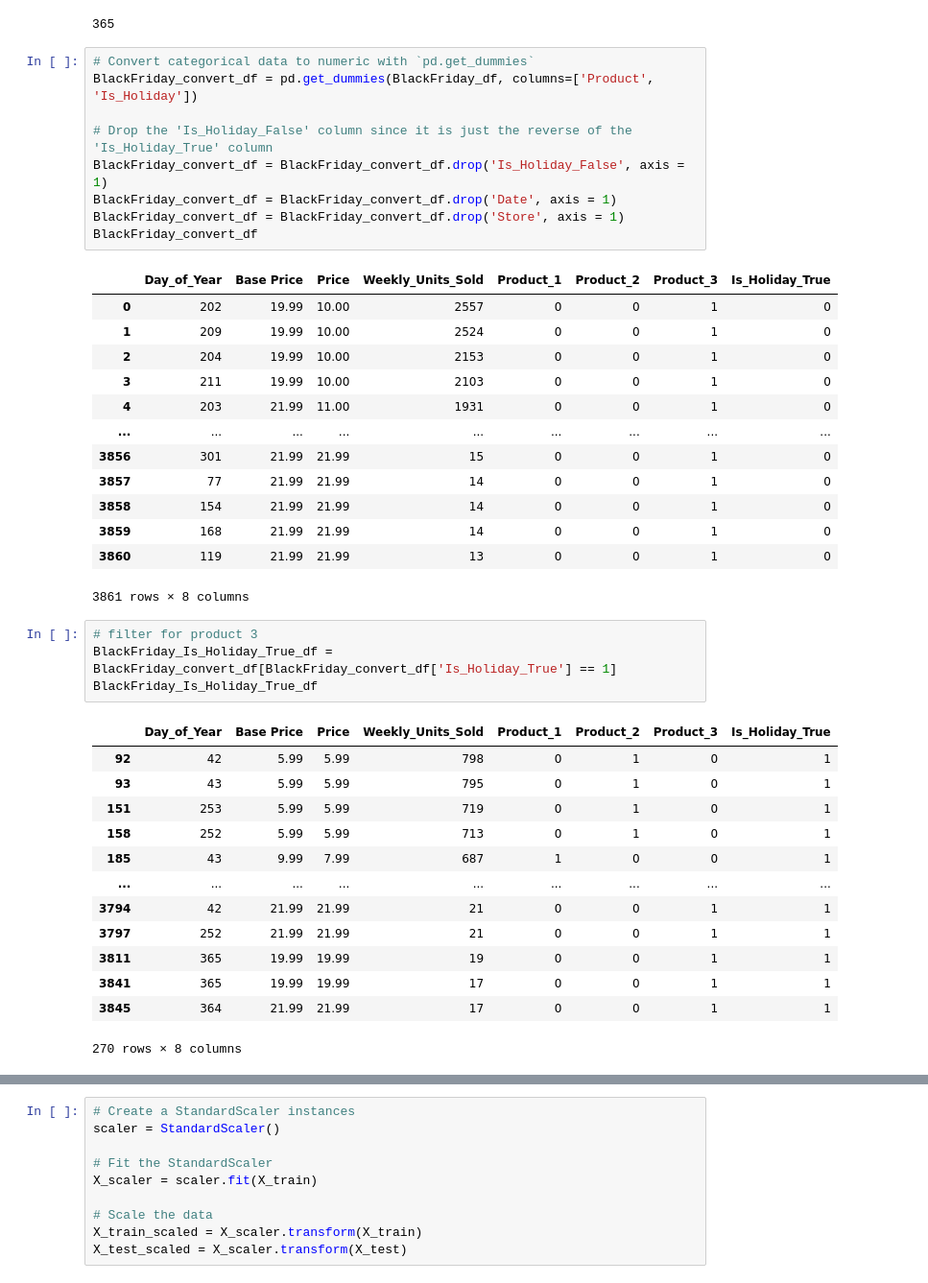
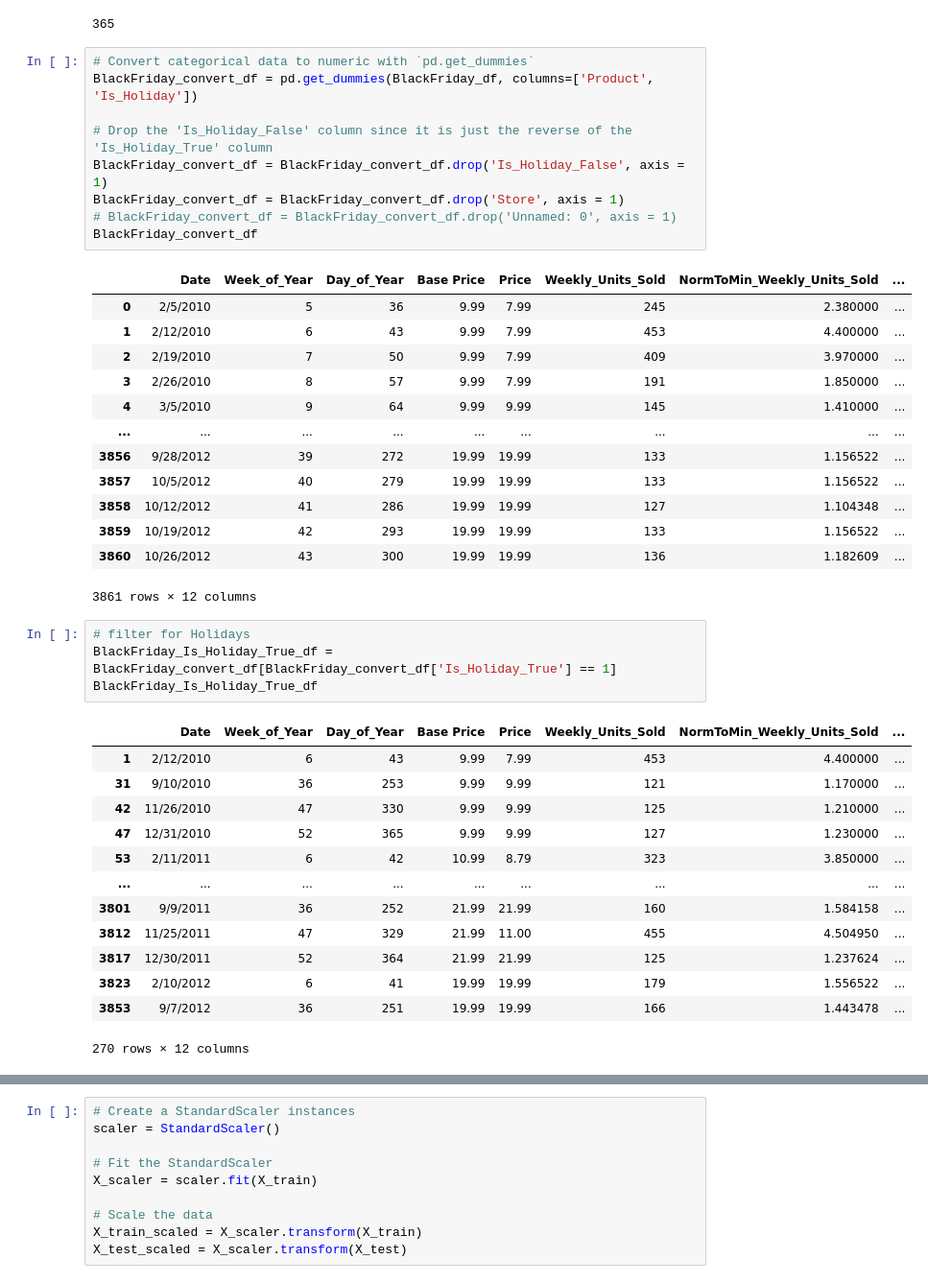
Before and after one commit to jackatopolis/s-martpredictor, a Jupyter notebook: static/data/exploringML_JFC.ipynb, the cells around one changed output, grey strips where cells are left out. Shown at 96% size. Drawn from its saved outputs; the diff is of its cells as text.

```diff
--- a/static/data/exploringML_JFC.ipynb
+++ b/static/data/exploringML_JFC.ipynb
@@ -107,41 +158,41 @@ day_of_year
 # %%
 # Convert categorical data to numeric with `pd.get_dummies`
 BlackFriday_convert_df = pd.get_dummies(BlackFriday_df, columns=['Product', 'Is_Holiday'])
 
 # Drop the 'Is_Holiday_False' column since it is just the reverse of the 'Is_Holiday_True' column
 BlackFriday_convert_df = BlackFriday_convert_df.drop('Is_Holiday_False', axis = 1)
-BlackFriday_convert_df = BlackFriday_convert_df.drop('Date', axis = 1)
 BlackFriday_convert_df = BlackFriday_convert_df.drop('Store', axis = 1)
+# BlackFriday_convert_df = BlackFriday_convert_df.drop('Unnamed: 0', axis = 1)
 BlackFriday_convert_df
 # %% [output]
-|  | Day_of_Year | Base Price | Price | Weekly_Units_Sold | Product_1 | Product_2 | Product_3 | Is_Holiday_True |
-| 0 | 202 | 19.99 | 10.00 | 2557 | 0 | 0 | 1 | 0 |
-| 1 | 209 | 19.99 | 10.00 | 2524 | 0 | 0 | 1 | 0 |
-| 2 | 204 | 19.99 | 10.00 | 2153 | 0 | 0 | 1 | 0 |
-| 3 | 211 | 19.99 | 10.00 | 2103 | 0 | 0 | 1 | 0 |
-| 4 | 203 | 21.99 | 11.00 | 1931 | 0 | 0 | 1 | 0 |
+|  | Date | Week_of_Year | Day_of_Year | Base Price | Price | Weekly_Units_Sold | NormToMin_Weekly_Units_Sold | ... |
+| 0 | 2/5/2010 | 5 | 36 | 9.99 | 7.99 | 245 | 2.380000 | ... |
+| 1 | 2/12/2010 | 6 | 43 | 9.99 | 7.99 | 453 | 4.400000 | ... |
+| 2 | 2/19/2010 | 7 | 50 | 9.99 | 7.99 | 409 | 3.970000 | ... |
+| 3 | 2/26/2010 | 8 | 57 | 9.99 | 7.99 | 191 | 1.850000 | ... |
+| 4 | 3/5/2010 | 9 | 64 | 9.99 | 9.99 | 145 | 1.410000 | ... |
 | ... | ... | ... | ... | ... | ... | ... | ... | ... |
-| 3856 | 301 | 21.99 | 21.99 | 15 | 0 | 0 | 1 | 0 |
-| 3857 | 77 | 21.99 | 21.99 | 14 | 0 | 0 | 1 | 0 |
-| 3858 | 154 | 21.99 | 21.99 | 14 | 0 | 0 | 1 | 0 |
-| 3859 | 168 | 21.99 | 21.99 | 14 | 0 | 0 | 1 | 0 |
-| 3860 | 119 | 21.99 | 21.99 | 13 | 0 | 0 | 1 | 0 |
+| 3856 | 9/28/2012 | 39 | 272 | 19.99 | 19.99 | 133 | 1.156522 | ... |
+| 3857 | 10/5/2012 | 40 | 279 | 19.99 | 19.99 | 133 | 1.156522 | ... |
+| 3858 | 10/12/2012 | 41 | 286 | 19.99 | 19.99 | 127 | 1.104348 | ... |
+| 3859 | 10/19/2012 | 42 | 293 | 19.99 | 19.99 | 133 | 1.156522 | ... |
+| 3860 | 10/26/2012 | 43 | 300 | 19.99 | 19.99 | 136 | 1.182609 | ... |
-3861 rows × 8 columns
+3861 rows × 12 columns
 # %%
-# filter for product 3
+# filter for Holidays
 BlackFriday_Is_Holiday_True_df = BlackFriday_convert_df[BlackFriday_convert_df['Is_Holiday_True'] == 1]
 BlackFriday_Is_Holiday_True_df
 # %% [output]
-|  | Day_of_Year | Base Price | Price | Weekly_Units_Sold | Product_1 | Product_2 | Product_3 | Is_Holiday_True |
-| 92 | 42 | 5.99 | 5.99 | 798 | 0 | 1 | 0 | 1 |
-| 93 | 43 | 5.99 | 5.99 | 795 | 0 | 1 | 0 | 1 |
-| 151 | 253 | 5.99 | 5.99 | 719 | 0 | 1 | 0 | 1 |
-| 158 | 252 | 5.99 | 5.99 | 713 | 0 | 1 | 0 | 1 |
-| 185 | 43 | 9.99 | 7.99 | 687 | 1 | 0 | 0 | 1 |
+|  | Date | Week_of_Year | Day_of_Year | Base Price | Price | Weekly_Units_Sold | NormToMin_Weekly_Units_Sold | ... |
+| 1 | 2/12/2010 | 6 | 43 | 9.99 | 7.99 | 453 | 4.400000 | ... |
+| 31 | 9/10/2010 | 36 | 253 | 9.99 | 9.99 | 121 | 1.170000 | ... |
+| 42 | 11/26/2010 | 47 | 330 | 9.99 | 9.99 | 125 | 1.210000 | ... |
+| 47 | 12/31/2010 | 52 | 365 | 9.99 | 9.99 | 127 | 1.230000 | ... |
+| 53 | 2/11/2011 | 6 | 42 | 10.99 | 8.79 | 323 | 3.850000 | ... |
 | ... | ... | ... | ... | ... | ... | ... | ... | ... |
-| 3794 | 42 | 21.99 | 21.99 | 21 | 0 | 0 | 1 | 1 |
-| 3797 | 252 | 21.99 | 21.99 | 21 | 0 | 0 | 1 | 1 |
-| 3811 | 365 | 19.99 | 19.99 | 19 | 0 | 0 | 1 | 1 |
-| 3841 | 365 | 19.99 | 19.99 | 17 | 0 | 0 | 1 | 1 |
-| 3845 | 364 | 21.99 | 21.99 | 17 | 0 | 0 | 1 | 1 |
+| 3801 | 9/9/2011 | 36 | 252 | 21.99 | 21.99 | 160 | 1.584158 | ... |
+| 3812 | 11/25/2011 | 47 | 329 | 21.99 | 11.00 | 455 | 4.504950 | ... |
+| 3817 | 12/30/2011 | 52 | 364 | 21.99 | 21.99 | 125 | 1.237624 | ... |
+| 3823 | 2/10/2012 | 6 | 41 | 19.99 | 19.99 | 179 | 1.556522 | ... |
+| 3853 | 9/7/2012 | 36 | 251 | 19.99 | 19.99 | 166 | 1.443478 | ... |
-270 rows × 8 columns
+270 rows × 12 columns
```
Also changed, not shown: parts of 28 cells of this notebook, 1 other file.
